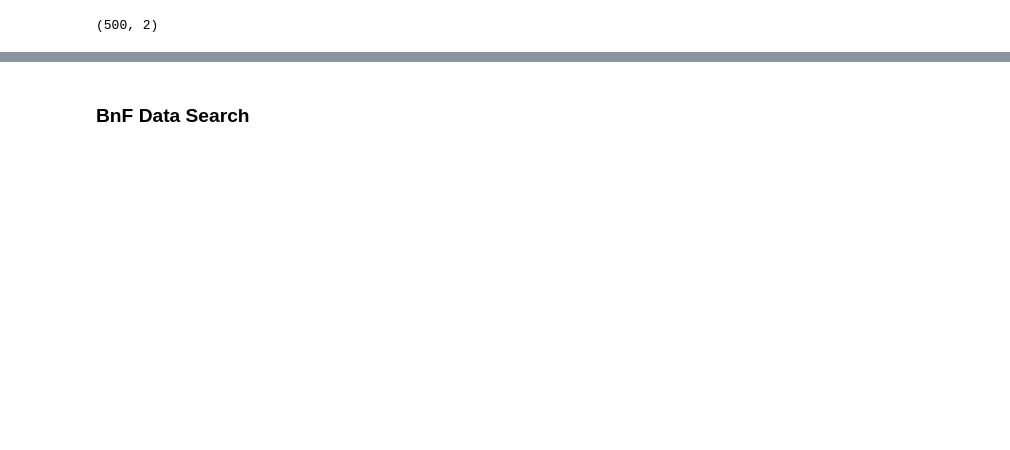
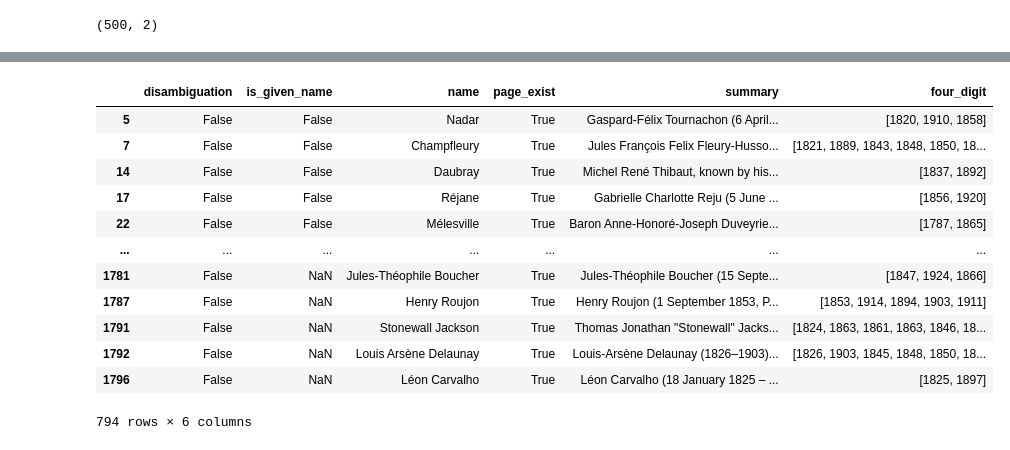
Before and after one commit to liabifano/humans-of-paris-1900, a Jupyter notebook: notebooks/get_articles.ipynb, the cells around one changed output, grey strips where cells are left out. Drawn from its saved outputs; the diff is of its cells as text; code cells hidden in the pictures; blank space fills up the shorter version.

Commit message:
handling exact wiki articles

```diff
--- a/notebooks/get_articles.ipynb
+++ b/notebooks/get_articles.ipynb
@@ -99,0 +204,2 @@ wiki_frame.shape
+# %%
+wiki_two = wiki_2[wiki_2.page_exist][~wiki_2.disambiguation]
@@ -99,0 +208,2 @@ wiki_frame.shape
+# %%
+wiki_simple = pd.concat([wiki_one, wiki_two])
@@ -99,0 +214,7 @@ wiki_frame.shape
+# %%
+wiki_simple['four_digit'] = wiki_simple.summary.apply(lambda x: re.findall('[\d][\d][\d][\d]',x))
+# %%
+def check_year(years):
+    r = False
+    year_range = range(1800,1900)
+    return any(int(t) < 1900 and int(t)>1800 for t in years)
@@ -100 +236,17 @@ wiki_frame.shape
+# %%
+wiki_simple[wiki_simple.four_digit.apply(check_year)]
+# %% [output]
+|  | disambiguation | is_given_name | name | page_exist | summary | four_digit |
+| 5 | False | False | Nadar | True | Gaspard-Félix Tournachon (6 April... | [1820, 1910, 1858] |
+| 7 | False | False | Champfleury | True | Jules François Felix Fleury-Husso... | [1821, 1889, 1843, 1848, 1850, 18... |
+| 14 | False | False | Daubray | True | Michel René Thibaut, known by his... | [1837, 1892] |
+| 17 | False | False | Réjane | True | Gabrielle Charlotte Reju (5 June ... | [1856, 1920] |
+| 22 | False | False | Mélesville | True | Baron Anne-Honoré-Joseph Duveyrie... | [1787, 1865] |
+| ... | ... | ... | ... | ... | ... | ... |
+| 1781 | False | NaN | Jules-Théophile Boucher | True | Jules-Théophile Boucher (15 Septe... | [1847, 1924, 1866] |
+| 1787 | False | NaN | Henry Roujon | True | Henry Roujon (1 September 1853, P... | [1853, 1914, 1894, 1903, 1911] |
+| 1791 | False | NaN | Stonewall Jackson | True | Thomas Jonathan "Stonewall" Jacks... | [1824, 1863, 1861, 1863, 1846, 18... |
+| 1792 | False | NaN | Louis Arsène Delaunay | True | Louis-Arsène Delaunay (1826–1903)... | [1826, 1903, 1845, 1848, 1850, 18... |
+| 1796 | False | NaN | Léon Carvalho | True | Léon Carvalho (18 January 1825 – ... | [1825, 1897] |
+794 rows × 6 columns
 # %%
@@ -105,2 +254,0 @@ wiki_frame.shape
-# %% [markdown]
-### BnF Data Search
```
Also changed, not shown: parts of 33 cells of this notebook.
